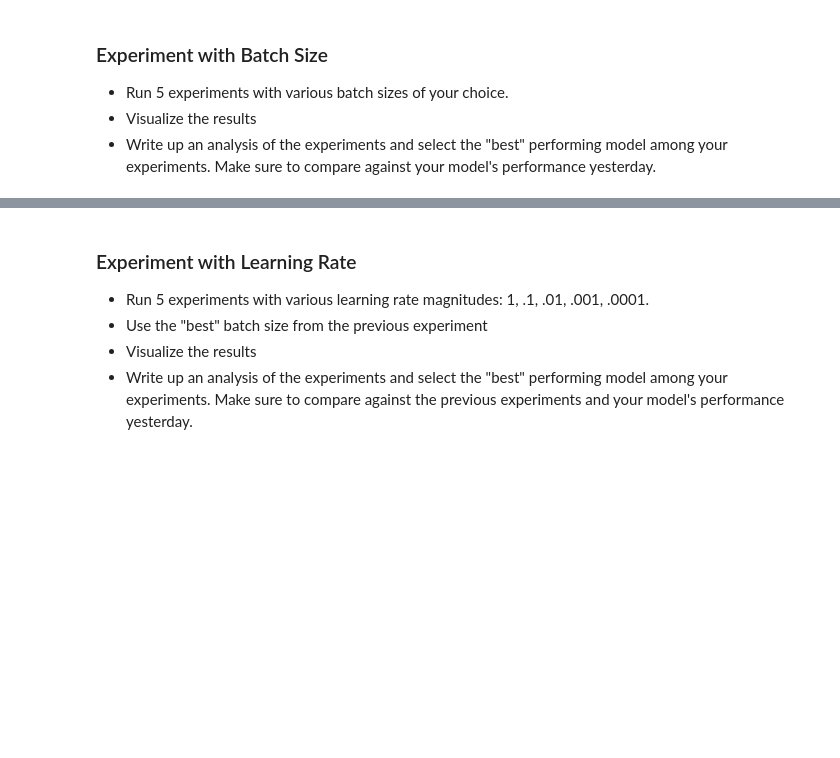
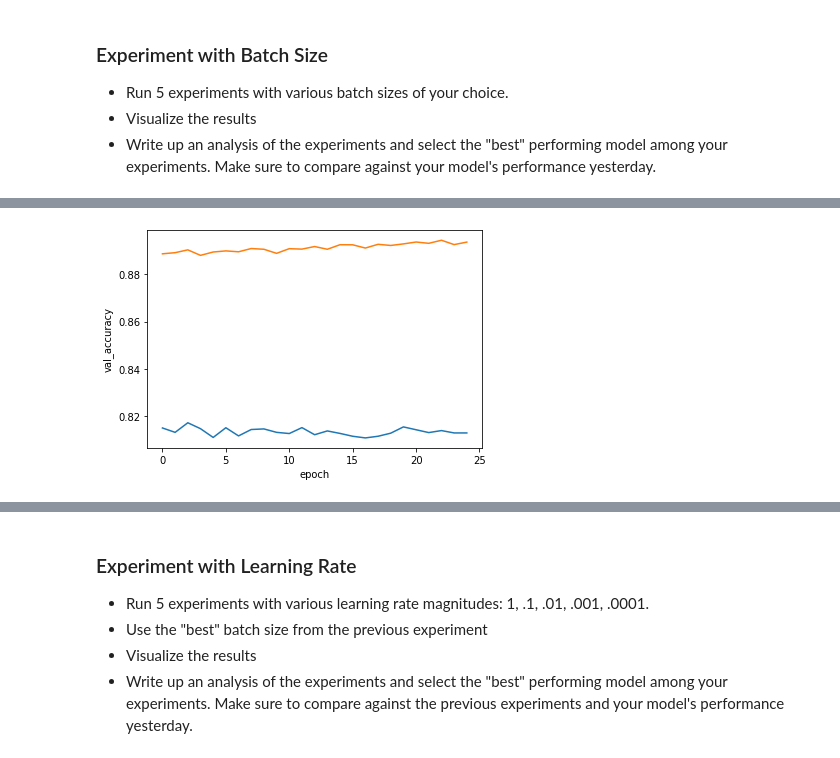
Before and after one commit to rakhmantore/DS-Unit-4-Sprint-2-Neural-Networks, a Jupyter notebook: module2-Train/LS_DS_422_Train_Assignment.ipynb, the cells around one changed output, grey strips where cells are left out. Cells and saved outputs as stored; diff of their text form; code cells hidden in the pictures; blank space fills up the shorter version.

```diff
--- a/module2-Train/LS_DS_422_Train_Assignment.ipynb
+++ b/module2-Train/LS_DS_422_Train_Assignment.ipynb
@@ -80,0 +176,7 @@ def create_model(lr=0.01, opt = 'Adam'):
+# %%
+bt_64 = model.fit(
+  X_train, y_train,
+  epochs=25,
+  batch_size=32,
+  validation_data=(X_test, y_test)
+)
@@ -80,0 +273,8 @@ def create_model(lr=0.01, opt = 'Adam'):
+# %%
+df4 = pd.DataFrame.from_records(bt_64.history)
+df4['epoch'] = [i for i in range(df4.shape[0])]
+
+ax = sns.lineplot(x='epoch', y='val_accuracy', data=df4)
+ax = sns.lineplot(x='epoch', y='accuracy', data=df4);
+# %% [output]
+[figure, added]
```
Also changed, not shown: parts of 14 cells of this notebook.
